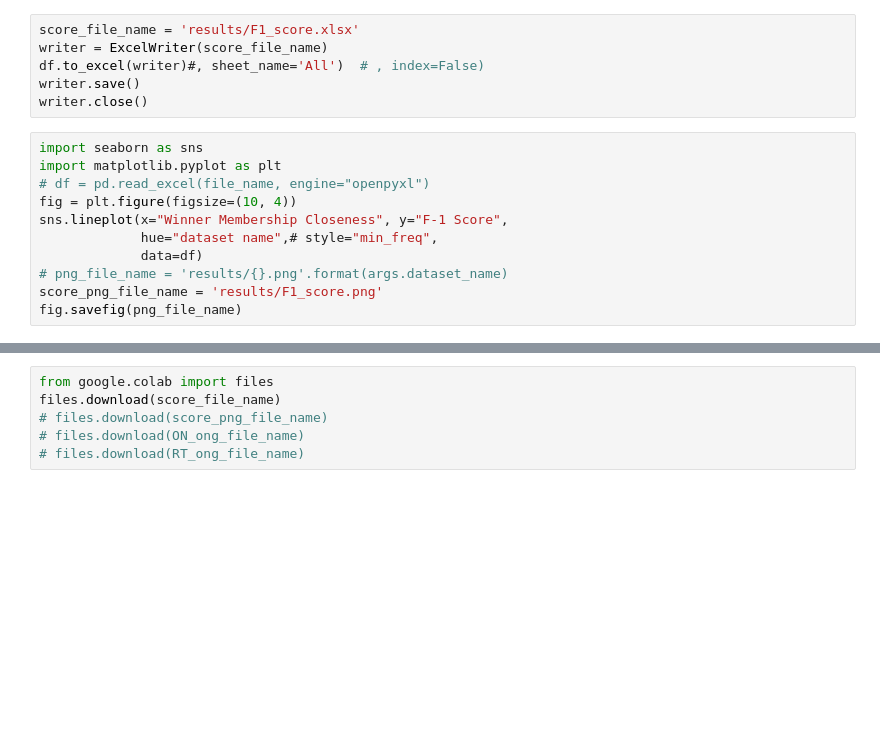
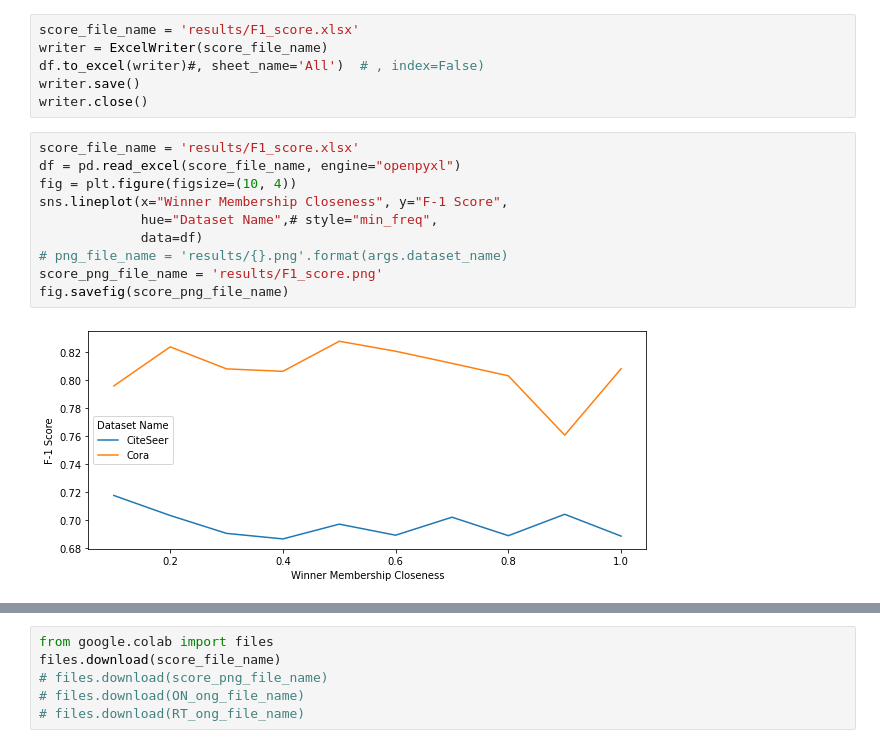
Before and after one commit to mamintoosi-papers-codes/ClusterGCN, a Jupyter notebook: make_report.ipynb, the cells around one changed output, grey strips where cells are left out. Drawn from its saved outputs; the diff is of its cells as text; blank space fills up the shorter version.

```diff
--- a/make_report.ipynb
+++ b/make_report.ipynb
@@ -17,16 +46,17 @@ df.to_excel(writer)#, sheet_name='All')  # , index=False)
 writer.save()
 writer.close()
 # %%
-import seaborn as sns
-import matplotlib.pyplot as plt
-# df = pd.read_excel(file_name, engine="openpyxl")
+score_file_name = 'results/F1_score.xlsx'
+df = pd.read_excel(score_file_name, engine="openpyxl")
 fig = plt.figure(figsize=(10, 4))
 sns.lineplot(x="Winner Membership Closeness", y="F-1 Score",
-             hue="dataset name",# style="min_freq",
+             hue="Dataset Name",# style="min_freq",
              data=df)
 # png_file_name = 'results/{}.png'.format(args.dataset_name)
 score_png_file_name = 'results/F1_score.png'
-fig.savefig(png_file_name)
+fig.savefig(score_png_file_name)
+# %% [output]
+[figure, added]
 # %%
 sns.lineplot(x="Winner Membership Closeness", y="Overlapped Nodes",
 #              hue="dataset name",# style="min_freq",
```
Also changed, not shown: parts of 4 cells of this notebook, 12 other files.
